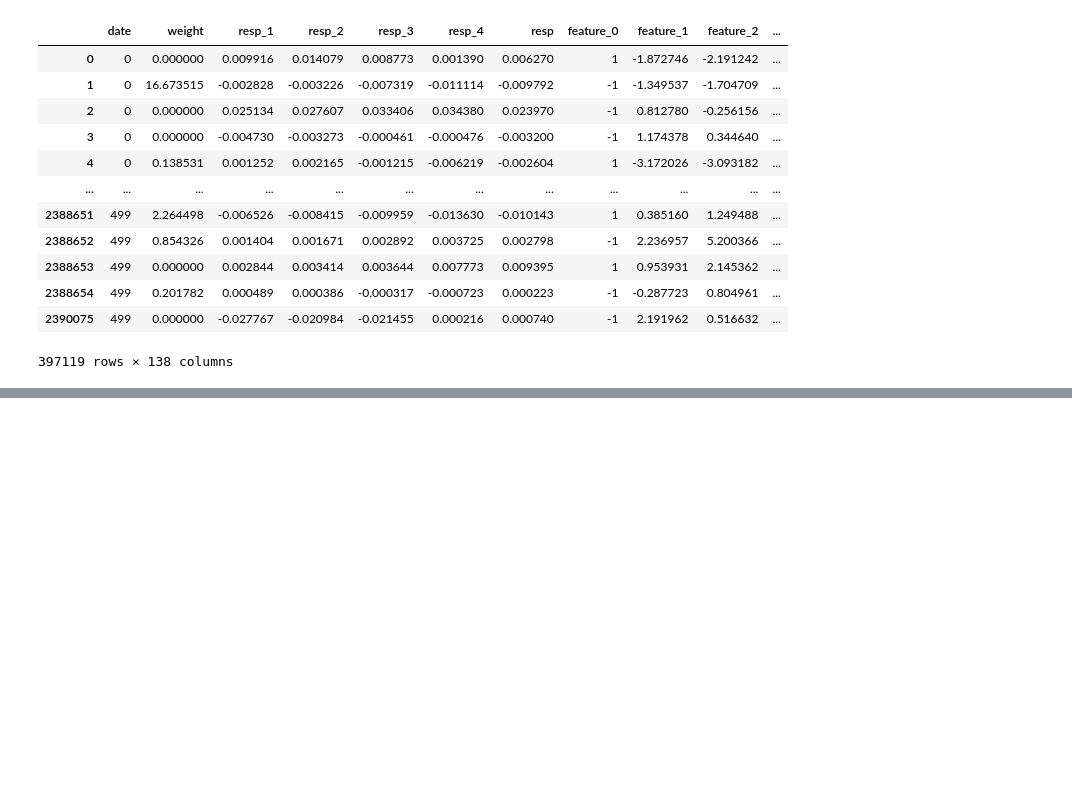
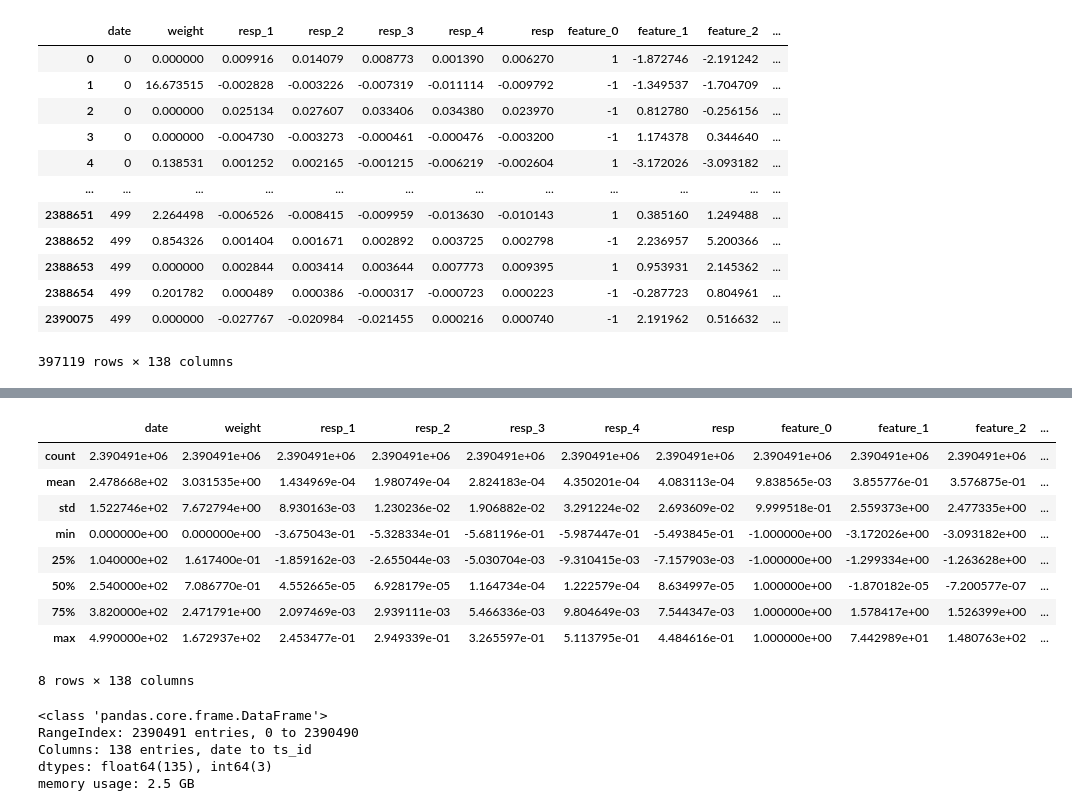
Before and after one commit to rmei97/market_preds, a Jupyter notebook: eda.ipynb, the cells around one changed output, grey strips where cells are left out. Drawn from its saved outputs; the diff is of its cells as text; code cells hidden in the pictures; blank space fills up the shorter version.

```diff
--- a/eda.ipynb
+++ b/eda.ipynb
@@ -163,0 +166,21 @@ sns.heatmap(data, mask = na_df)
+# %%
+data.describe()
+# %% [output]
+|  | date | weight | resp_1 | resp_2 | resp_3 | resp_4 | resp | feature_0 | feature_1 | feature_2 | ... |
+| count | 2.390491e+06 | 2.390491e+06 | 2.390491e+06 | 2.390491e+06 | 2.390491e+06 | 2.390491e+06 | 2.390491e+06 | 2.390491e+06 | 2.390491e+06 | 2.390491e+06 | ... |
+| mean | 2.478668e+02 | 3.031535e+00 | 1.434969e-04 | 1.980749e-04 | 2.824183e-04 | 4.350201e-04 | 4.083113e-04 | 9.838565e-03 | 3.855776e-01 | 3.576875e-01 | ... |
+| std | 1.522746e+02 | 7.672794e+00 | 8.930163e-03 | 1.230236e-02 | 1.906882e-02 | 3.291224e-02 | 2.693609e-02 | 9.999518e-01 | 2.559373e+00 | 2.477335e+00 | ... |
+| min | 0.000000e+00 | 0.000000e+00 | -3.675043e-01 | -5.328334e-01 | -5.681196e-01 | -5.987447e-01 | -5.493845e-01 | -1.000000e+00 | -3.172026e+00 | -3.093182e+00 | ... |
+| 25% | 1.040000e+02 | 1.617400e-01 | -1.859162e-03 | -2.655044e-03 | -5.030704e-03 | -9.310415e-03 | -7.157903e-03 | -1.000000e+00 | -1.299334e+00 | -1.263628e+00 | ... |
+| 50% | 2.540000e+02 | 7.086770e-01 | 4.552665e-05 | 6.928179e-05 | 1.164734e-04 | 1.222579e-04 | 8.634997e-05 | 1.000000e+00 | -1.870182e-05 | -7.200577e-07 | ... |
+| 75% | 3.820000e+02 | 2.471791e+00 | 2.097469e-03 | 2.939111e-03 | 5.466336e-03 | 9.804649e-03 | 7.544347e-03 | 1.000000e+00 | 1.578417e+00 | 1.526399e+00 | ... |
+| max | 4.990000e+02 | 1.672937e+02 | 2.453477e-01 | 2.949339e-01 | 3.265597e-01 | 5.113795e-01 | 4.484616e-01 | 1.000000e+00 | 7.442989e+01 | 1.480763e+02 | ... |
+8 rows × 138 columns
+# %%
+data.info()
+# %% [output]
+<class 'pandas.core.frame.DataFrame'>
+RangeIndex: 2390491 entries, 0 to 2390490
+Columns: 138 entries, date to ts_id
+dtypes: float64(135), int64(3)
+memory usage: 2.5 GB
```
Also changed, not shown: parts of 5 cells of this notebook.
